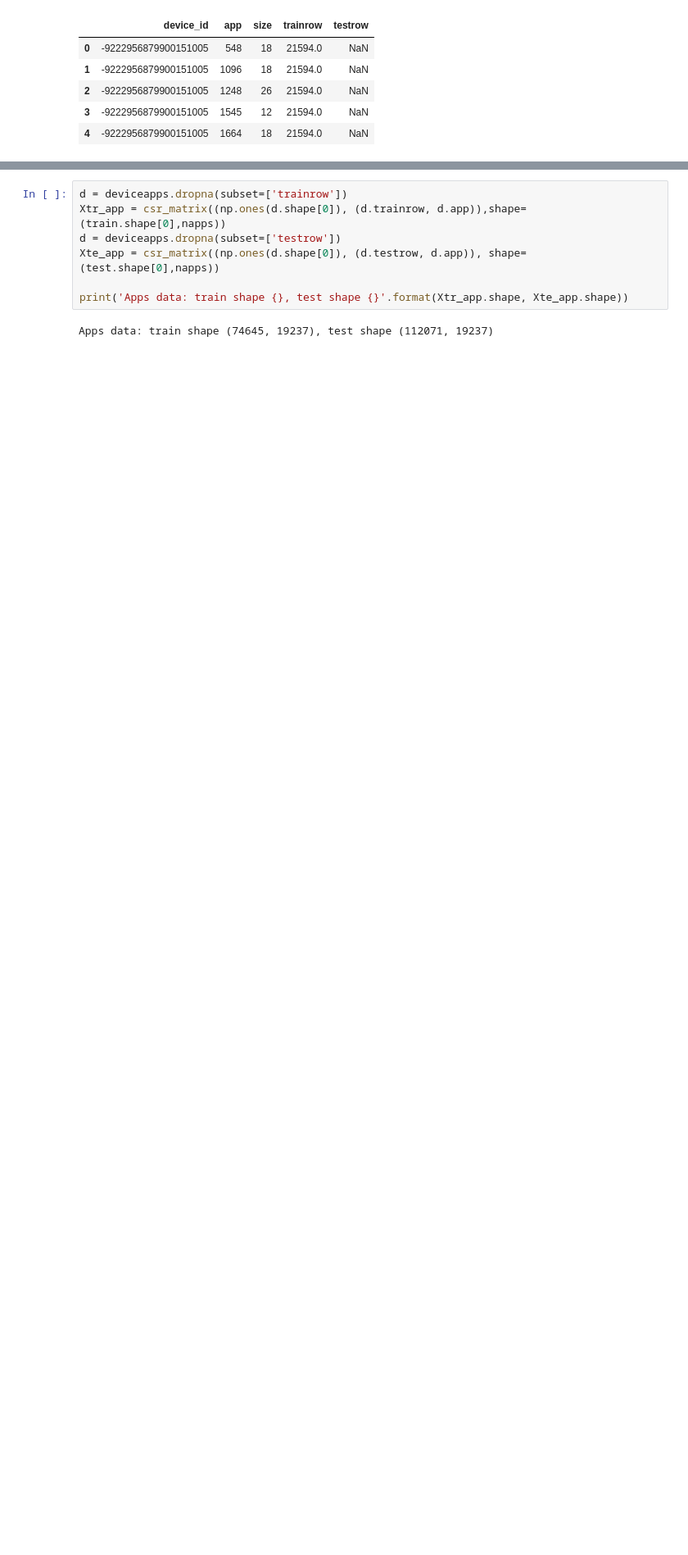
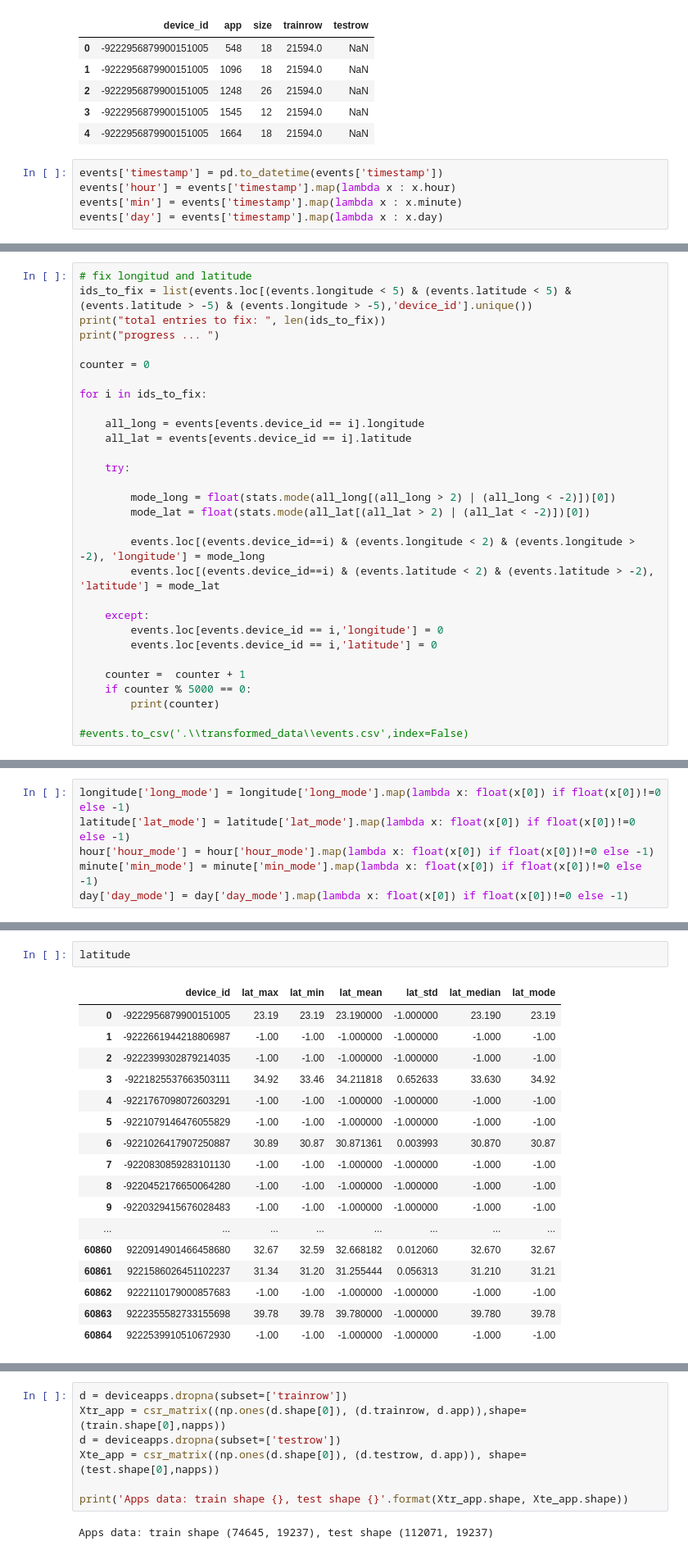
Before and after one commit to nachocarracedo/taking_data, a Jupyter notebook: ml_taking_data.ipynb, the cells around one changed output, grey strips where cells are left out. Shown at 82% size. Drawn from its saved outputs; the diff is of its cells as text; blank space fills up the shorter version.

```diff
--- a/ml_taking_data.ipynb
+++ b/ml_taking_data.ipynb
@@ -147,3 +130,8 @@ deviceapps.head()
 | 2 | -9222956879900151005 | 1248 | 26 | 21594.0 | NaN |
 | 3 | -9222956879900151005 | 1545 | 12 | 21594.0 | NaN |
 | 4 | -9222956879900151005 | 1664 | 18 | 21594.0 | NaN |
+# %%
+events['timestamp'] = pd.to_datetime(events['timestamp'])
+events['hour'] = events['timestamp'].map(lambda x : x.hour)
+events['min'] = events['timestamp'].map(lambda x : x.minute)
+events['day'] = events['timestamp'].map(lambda x : x.day)
@@ -149,0 +140,30 @@ deviceapps.head()
+# %%
+# fix longitud and latitude
+ids_to_fix = list(events.loc[(events.longitude < 5) & (events.latitude < 5) & (events.latitude > -5) & (events.longitude > -5),'device_id'].unique())
+print("total entries to fix: ", len(ids_to_fix))
+print("progress ... ")
+
+counter = 0
+
+for i in ids_to_fix:
+
+    all_long = events[events.device_id == i].longitude
+    all_lat = events[events.device_id == i].latitude
+
+    try:
+
+        mode_long = float(stats.mode(all_long[(all_long > 2) | (all_long < -2)])[0])
+        mode_lat = float(stats.mode(all_lat[(all_lat > 2) | (all_lat < -2)])[0])
+
+        events.loc[(events.device_id==i) & (events.longitude < 2) & (events.longitude > -2), 'longitude'] = mode_long
+        events.loc[(events.device_id==i) & (events.latitude < 2) & (events.latitude > -2), 'latitude'] = mode_lat
+
+    except:
+        events.loc[events.device_id == i,'longitude'] = 0
+        events.loc[events.device_id == i,'latitude'] = 0
+
+    counter =  counter + 1
+    if counter % 5000 == 0:
+        print(counter)
+
+#events.to_csv('.\\transformed_data\\events.csv',index=False)
@@ -149,0 +231,6 @@ deviceapps.head()
+# %%
+longitude['long_mode'] = longitude['long_mode'].map(lambda x: float(x[0]) if float(x[0])!=0 else -1)
+latitude['lat_mode'] = latitude['lat_mode'].map(lambda x: float(x[0]) if float(x[0])!=0 else -1)
+hour['hour_mode'] = hour['hour_mode'].map(lambda x: float(x[0]) if float(x[0])!=0 else -1)
+minute['min_mode'] = minute['min_mode'].map(lambda x: float(x[0]) if float(x[0])!=0 else -1)
+day['day_mode'] = day['day_mode'].map(lambda x: float(x[0]) if float(x[0])!=0 else -1)
@@ -149,0 +239,20 @@ deviceapps.head()
+# %%
+latitude
+# %% [output]
+|  | device_id | lat_max | lat_min | lat_mean | lat_std | lat_median | lat_mode |
+| 0 | -9222956879900151005 | 23.19 | 23.19 | 23.190000 | -1.000000 | 23.190 | 23.19 |
+| 1 | -9222661944218806987 | -1.00 | -1.00 | -1.000000 | -1.000000 | -1.000 | -1.00 |
+| 2 | -9222399302879214035 | -1.00 | -1.00 | -1.000000 | -1.000000 | -1.000 | -1.00 |
+| 3 | -9221825537663503111 | 34.92 | 33.46 | 34.211818 | 0.652633 | 33.630 | 34.92 |
+| 4 | -9221767098072603291 | -1.00 | -1.00 | -1.000000 | -1.000000 | -1.000 | -1.00 |
+| 5 | -9221079146476055829 | -1.00 | -1.00 | -1.000000 | -1.000000 | -1.000 | -1.00 |
+| 6 | -9221026417907250887 | 30.89 | 30.87 | 30.871361 | 0.003993 | 30.870 | 30.87 |
+| 7 | -9220830859283101130 | -1.00 | -1.00 | -1.000000 | -1.000000 | -1.000 | -1.00 |
+| 8 | -9220452176650064280 | -1.00 | -1.00 | -1.000000 | -1.000000 | -1.000 | -1.00 |
+| 9 | -9220329415676028483 | -1.00 | -1.00 | -1.000000 | -1.000000 | -1.000 | -1.00 |
+| ... | ... | ... | ... | ... | ... | ... | ... |
+| 60860 | 9220914901466458680 | 32.67 | 32.59 | 32.668182 | 0.012060 | 32.670 | 32.67 |
+| 60861 | 9221586026451102237 | 31.34 | 31.20 | 31.255444 | 0.056313 | 31.210 | 31.21 |
+| 60862 | 9222110179000857683 | -1.00 | -1.00 | -1.000000 | -1.000000 | -1.000 | -1.00 |
+| 60863 | 9222355582733155698 | 39.78 | 39.78 | 39.780000 | -1.000000 | 39.780 | 39.78 |
+| 60864 | 9222539910510672930 | -1.00 | -1.00 | -1.000000 | -1.000000 | -1.000 | -1.00 |
```
Also changed, not shown: parts of 34 cells of this notebook, 7 other files.
